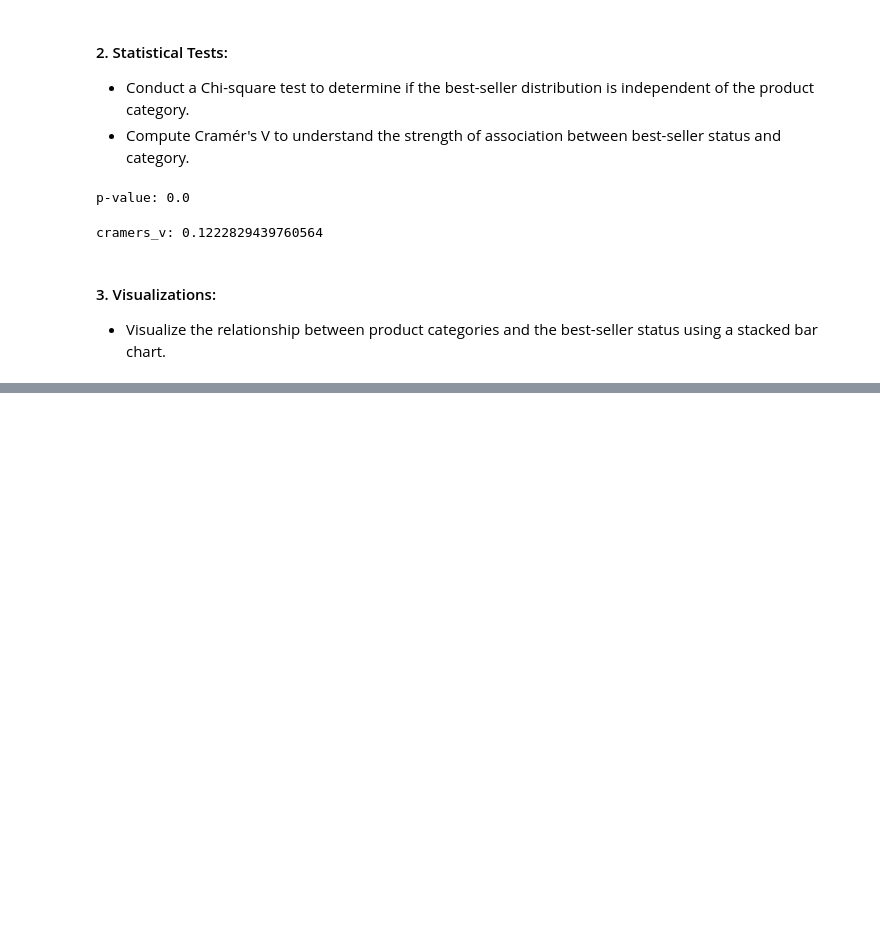
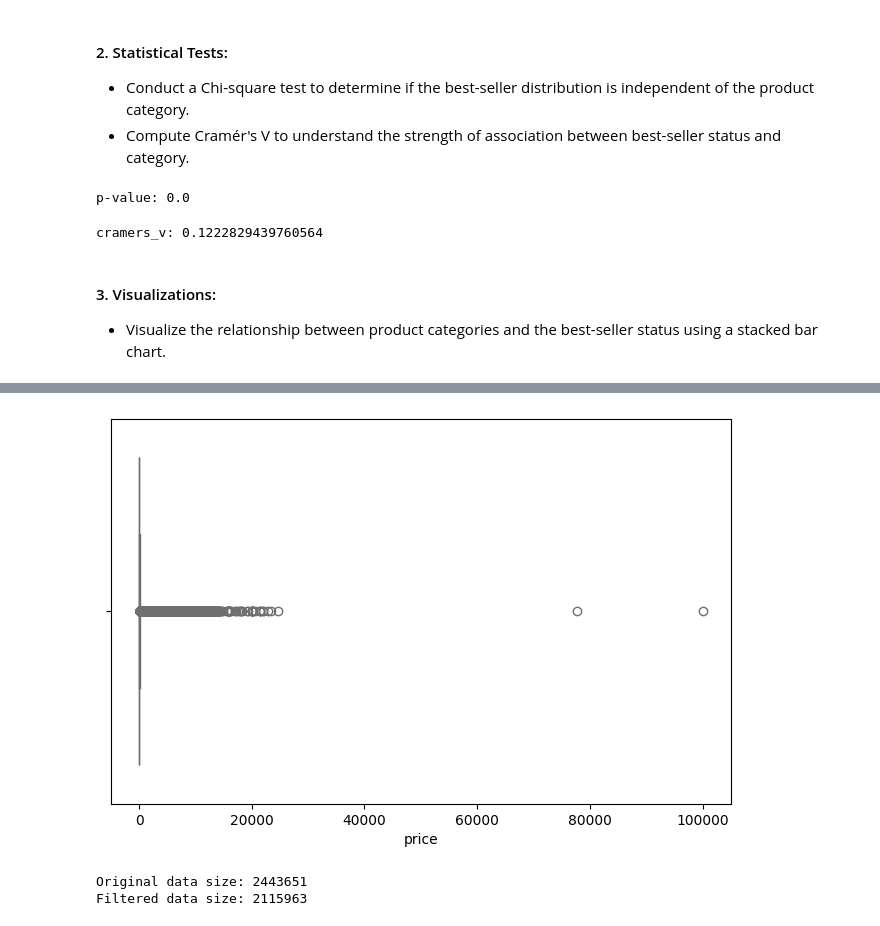
Before and after one commit to nicolasstephan/lab-eda-bivariate, a Jupyter notebook: main.ipynb, the cells around one changed output, grey strips where cells are left out. Drawn from its saved outputs; the diff is of its cells as text; code cells hidden in the pictures; blank space fills up the shorter version.

```diff
--- a/main.ipynb
+++ b/main.ipynb
@@ -118,28 +119,28 @@ cramers_v: 0.1222829439760564
 # %%
 
 
-# Count products per category
-category_counts = df['category'].value_counts()
+# # Count products per category
+# category_counts = df['category'].value_counts()
 
-# Set a threshold (e.g., categories with fewer than 5 products are grouped into "Other")
-threshold = 5
-top_categories = category_counts[category_counts >= threshold].index
+# # Set a threshold (e.g., categories with fewer than 5 products are grouped into "Other")
+# threshold = 10000
+# top_categories = category_counts[category_counts >= threshold].index
 
-# Replace rare categories with "Other"
-df['category_grouped'] = df['category'].apply(lambda x: x if x in top_categories else "Other")
+# # Replace rare categories with "Other"
+# df['category_grouped'] = df['category'].apply(lambda x: x if x in top_categories else "Other")
 
-# Create a new crosstab with grouped categories
-crosstab_grouped = pd.crosstab(df['category_grouped'], df['isBestSeller'], normalize='index')
+# # Create a new crosstab with grouped categories
+# crosstab_grouped = pd.crosstab(df['category_grouped'], df['isBestSeller'])
 
-# Plot the stacked bar chart
-ax = crosstab_grouped.plot(kind='bar', stacked=True, figsize=(10,6), colormap="viridis")
+# # Plot the stacked bar chart
+# ax = crosstab_grouped.plot(kind='bar', stacked=True, figsize=(15,6), colormap="viridis")
 
-# Add labels and title
-plt.xlabel("Product Category (Grouped)")
-plt.ylabel("Proportion of Best-Seller Status")
-plt.title("Best-Seller Distribution by Product Category")
-plt.legend(title="Is Best Seller", labels=["No", "Yes"])
-plt.xticks(rotation=45)
+# # Add labels and title
+# plt.xlabel("Product Category (Grouped)")
+# plt.ylabel("Proportion of Best-Seller Status")
+# plt.title("Best-Seller Distribution by Product Category")
+# plt.legend(title="Is Best Seller", labels=["No", "Yes"])
+# plt.xticks(rotation=45)
 
-# Show the plot
-plt.show()
+# # Show the plot
+# plt.show()
@@ -147,0 +172,24 @@ plt.show()
+# %%
+# visualize outliers
+plt.figure(figsize=(8,5))
+sns.boxplot(x=df['price'], color="skyblue")
+plt.show()
+# %% [output]
+[figure, added]
+# %%
+Q1 = df['price'].quantile(0.25)
+Q3 = df['price'].quantile(0.75)
+
+IQR = Q3 - Q1
+
+lower_bound = Q1 - 1.5 * IQR
+upper_bound = Q3 + 1.5 * IQR
+
+# Filter out outliers
+df_filtered = df[(df['price'] >= lower_bound) & (df['price'] <= upper_bound)]
+
+print(f"Original data size: {df.shape[0]}")
+print(f"Filtered data size: {df_filtered.shape[0]}") #number without outliers
+# %% [output]
+Original data size: 2443651
+Filtered data size: 2115963
```
Also changed, not shown: parts of 26 cells of this notebook.
